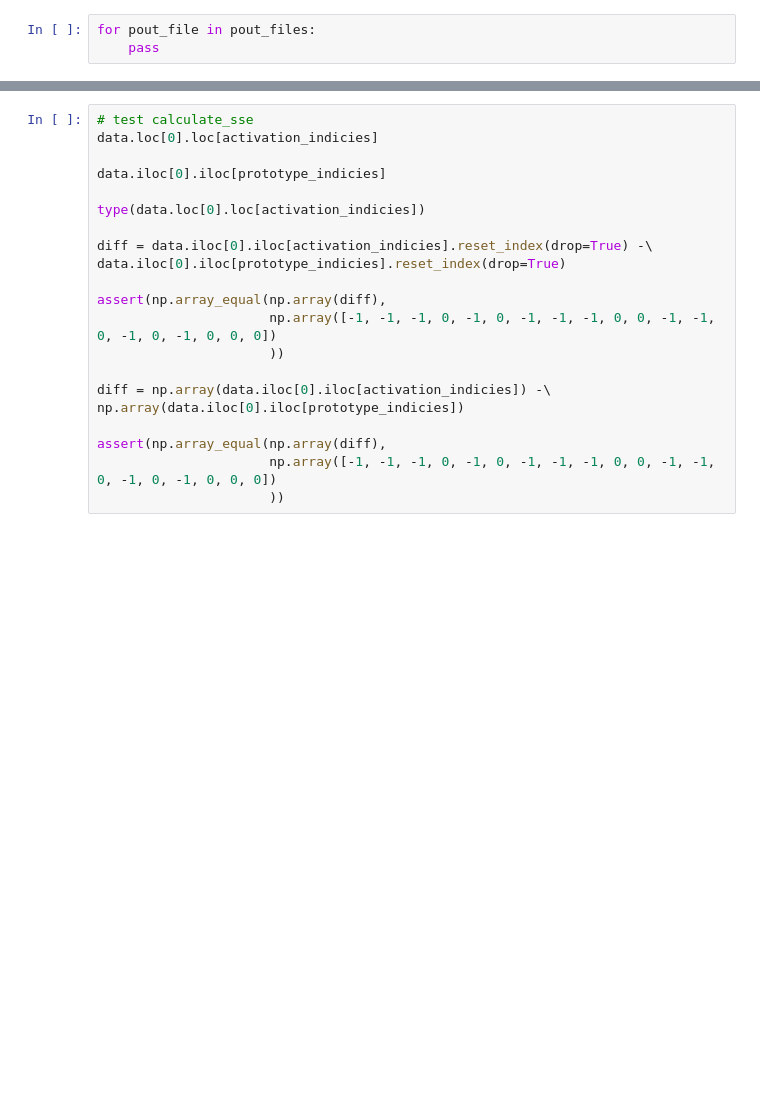
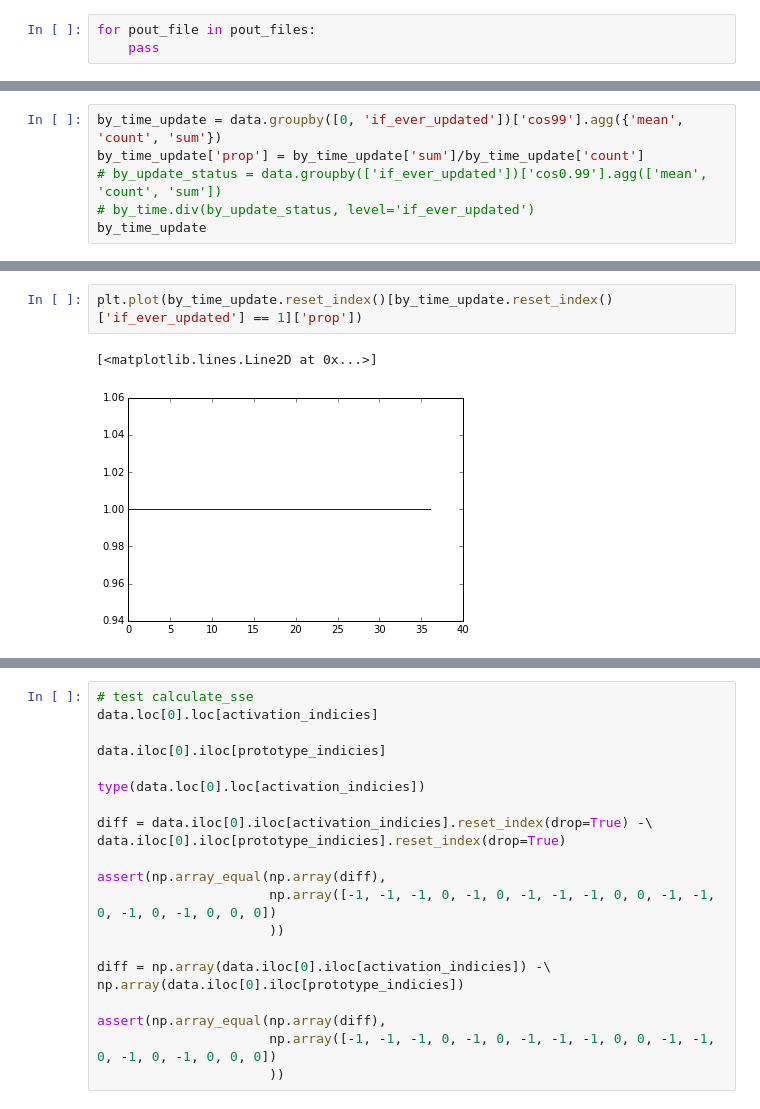
Before and after one commit to chendaniely/multidisciplinary-diffusion-model-experiments, a Jupyter notebook: experiments/batch_analysis.ipynb, the cells around one changed output, grey strips where cells are left out. Saved outputs shown, nothing was run; the diff lists cells and outputs as text; blank space fills up the shorter version.

```diff
--- a/experiments/batch_analysis.ipynb
+++ b/experiments/batch_analysis.ipynb
@@ -289,0 +363,6 @@ data[3].values
+# %%
+by_time_update = data.groupby([0, 'if_ever_updated'])['cos99'].agg({'mean', 'count', 'sum'})
+by_time_update['prop'] = by_time_update['sum']/by_time_update['count']
+# by_update_status = data.groupby(['if_ever_updated'])['cos0.99'].agg(['mean', 'count', 'sum'])
+# by_time.div(by_update_status, level='if_ever_updated')
+by_time_update
@@ -289,0 +389,5 @@ data[3].values
+# %%
+plt.plot(by_time_update.reset_index()[by_time_update.reset_index()['if_ever_updated'] == 1]['prop'])
+# %% [output]
+[<matplotlib.lines.Line2D at 0x...>]
+[figure, added]
```
Also changed, not shown: parts of 20 cells of this notebook.
